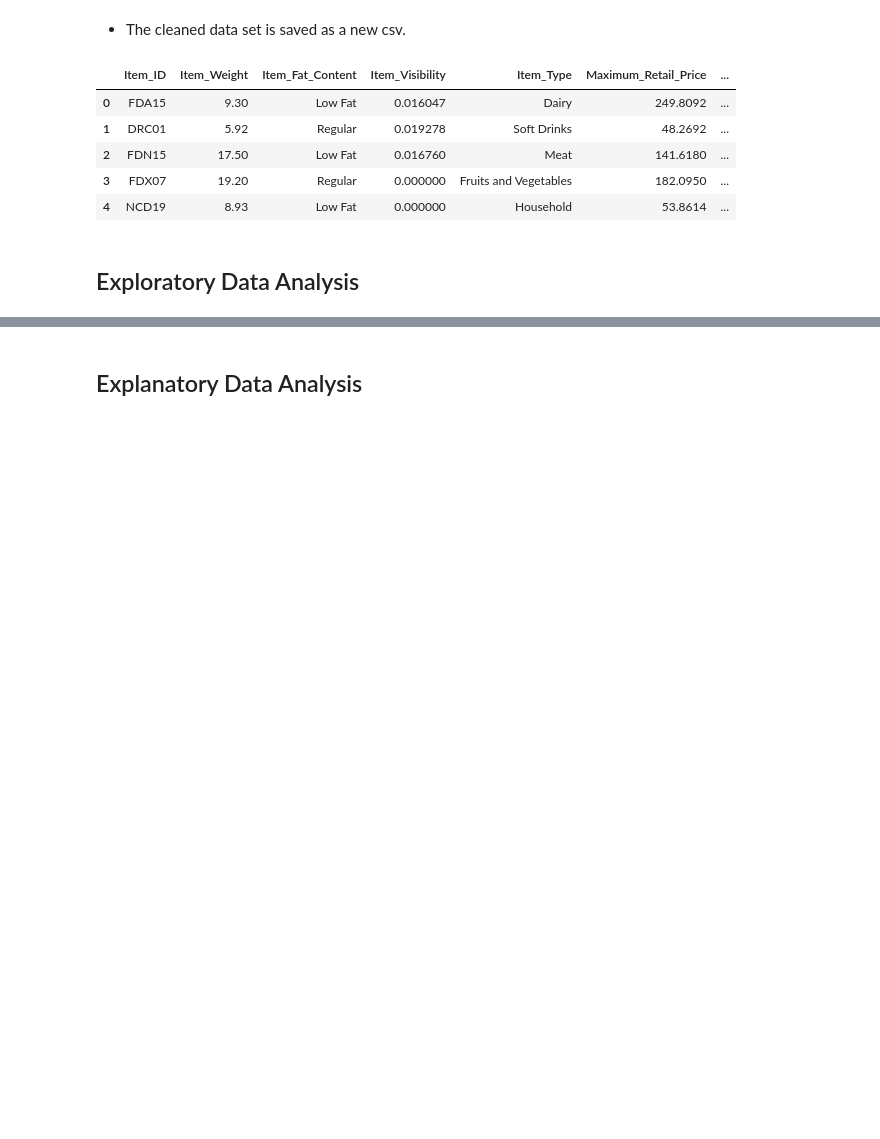
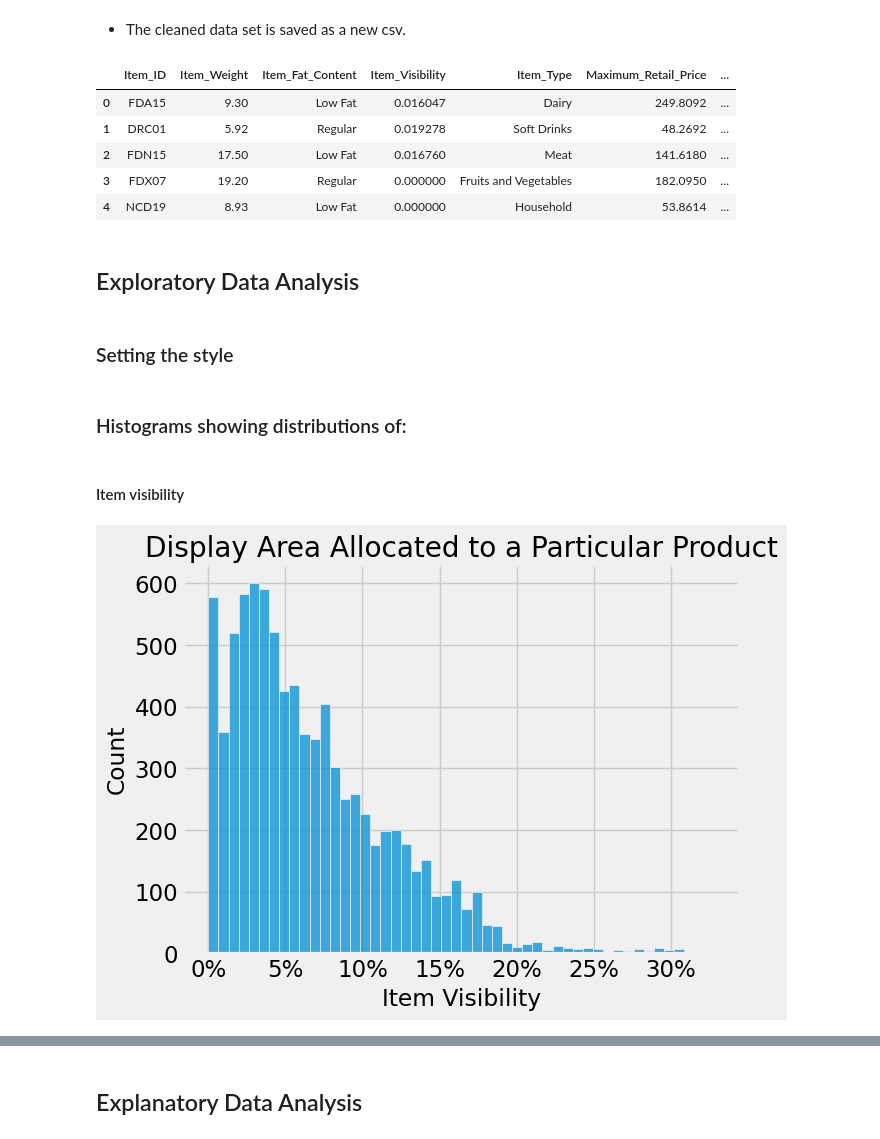
Before and after one commit to NemesisCrociata/Prediction-of-Product-Sales, a Jupyter notebook: Prediction_of_Product_Sales.ipynb, the cells around one changed output, grey strips where cells are left out. Saved outputs shown, nothing was run; the diff lists cells and outputs as text; code cells hidden in the pictures; blank space fills up the shorter version.

```diff
--- a/Prediction_of_Product_Sales.ipynb
+++ b/Prediction_of_Product_Sales.ipynb
@@ -512,0 +515,2 @@ clean_df.head()
+# %% [markdown]
+### Setting the style
@@ -512,0 +524,49 @@ clean_df.head()
+# %%
+# We use Seaborn's .set_context() function to adjust all subsequent visualizations
+# for legibility within the Github repository.
+# 'notebook' is used for the Google Colaboratory format.
+
+sns.set_context('notebook', font_scale=1.5)
+
+# The attribute .style is used with the method .use()
+# to set the style of all graphs created henceforth.
+
+plt.style.use(['fivethirtyeight'])
+# %% [markdown]
+### Histograms showing distributions of:
+# %% [markdown]
+#### Item visibility
+# %%
+# The original values in 'Item_Visibility' are all decimals, although they represent percentages.
+# To create a more legible graph, these percentages will be turned into whole value percentages.
+
+# First, the values in 'Item_Visibility' are multiplied by 100 and stored in a new variable.
+
+percent_ticks = df['Item_Visibility'] * 100
+
+# Seaborn is used to create a histogram on a graph's axis, set to variable 'ax'
+# using the function sns.histplot().
+# The x-axis uses our new variable, percent_ticks.
+fig, ax = plt.subplots()
+
+ax = sns.histplot(data=df, x=percent_ticks)
+
+# A function already exists to format ticks as percentages:
+  # ax.xaxis.set_major_formatter(mtick.PercentFormatter(decimals=None))
+# This function still shows decimal numbers, however.
+
+# The code below references a comment on Stack Overflow showing how to use
+# matplotlib.ticker to format tick labels as percentages.
+# https://stackoverflow.com/questions/31357611/format-y-axis-as-percent
+
+fmt = '%.0f%%'
+xticks = mtick.FormatStrFormatter(fmt)
+ax.xaxis.set_major_formatter(xticks)
+
+# The method .set() is used to create an x-axis label, y-axis label, and title.
+
+ax.set(xlabel='Item Visibility', ylabel='Count', title='Display Area Allocated to a Particular Product');
+
+fig.savefig(f'{images_dir}/hist-item-vis-count.png', dpi=300)
+# %% [output]
+[figure, added]
```
Also changed, not shown: parts of 45 cells of this notebook.
